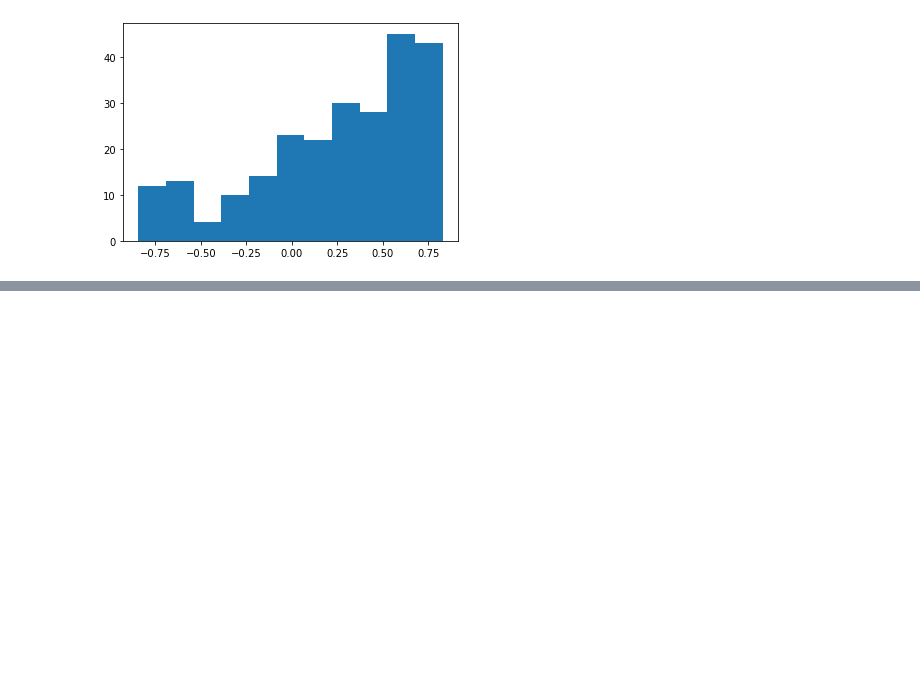
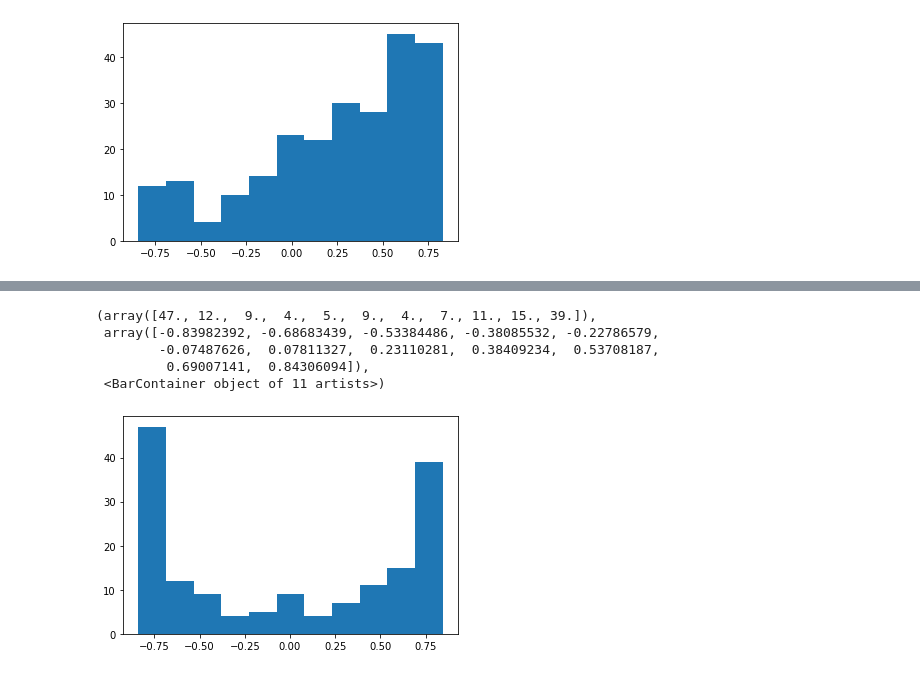
Before and after one commit to rafaelimai/ibmdscapstone, a Jupyter notebook: Capstone Work.ipynb, the cells around one changed output, grey strips where cells are left out. Drawn from its saved outputs; the diff is of its cells as text; code cells hidden in the pictures; blank space fills up the shorter version.

Commit message:
Mandando primeiros gráficos dos fundos

```diff
--- a/Capstone Work.ipynb
+++ b/Capstone Work.ipynb
@@ -140,0 +146,3 @@ plt.hist(insightsIhfa[[1]], bins=11)
+# %%
+fixedIncomeFundFilterLayer = secondFundFilterLayer[secondFundFilterLayer["DENOM_SOCIAL"].str.contains("RENDA FIXA")]
+fixedIncomeFundFilterLayer[['CNPJ_FUNDO','DENOM_SOCIAL']]
@@ -140,0 +163,11 @@ plt.hist(insightsIhfa[[1]], bins=11)
+# %%
+insightsFixedIncome = pd.DataFrame()
+fixedIncomeHistoricSeries=historicSeries[historicSeries["CNPJ_FUNDO"].isin(fixedIncomeFundFilterLayer["CNPJ_FUNDO"])]
+fixedIncomeHistoricSeries=fixedIncomeHistoricSeries.rename(columns={'CNPJ_FUNDO':'CNPJ',"DT_COMPTC":"DATE"})
+
+for cnpj in fixedIncomeFundFilterLayer['CNPJ_FUNDO']:
+    historicFundTemp = fixedIncomeHistoricSeries[fixedIncomeHistoricSeries['CNPJ']==cnpj]
+    historicFundTemp.set_index("DATE", inplace = True)
+    historicFundTemp = historicFundTemp.join(ibovHistoricClose)
+    historicFundTemp = historicFundTemp.dropna()
+    insightsFixedIncome = insightsFixedIncome.append([[cnpj,historicFundTemp[["NR_COTST","CLOSE"]].corr().iloc[1,0]]])
@@ -140,0 +183,3 @@ plt.hist(insightsIhfa[[1]], bins=11)
+# %%
+interbankRateFundFilterLayer = secondFundFilterLayer[secondFundFilterLayer["DENOM_SOCIAL"].str.contains("REFERENCIADO DI")]
+interbankRateFundFilterLayer[['CNPJ_FUNDO','DENOM_SOCIAL']]
@@ -140,0 +200,20 @@ plt.hist(insightsIhfa[[1]], bins=11)
+# %%
+insightsInterbankRate = pd.DataFrame()
+interbankHistoricSeries=historicSeries[historicSeries["CNPJ_FUNDO"].isin(interbankRateFundFilterLayer["CNPJ_FUNDO"])]
+interbankHistoricSeries=interbankHistoricSeries.rename(columns={'CNPJ_FUNDO':'CNPJ',"DT_COMPTC":"DATE"})
+
+for cnpj in interbankRateFundFilterLayer['CNPJ_FUNDO']:
+    historicFundTemp = interbankHistoricSeries[interbankHistoricSeries['CNPJ']==cnpj]
+    historicFundTemp.set_index("DATE", inplace = True)
+    historicFundTemp = historicFundTemp.join(ibovHistoricClose)
+    historicFundTemp = historicFundTemp.dropna()
+    insightsInterbankRate = insightsInterbankRate.append([[cnpj,historicFundTemp[["NR_COTST","CLOSE"]].corr().iloc[1,0]]])
+# %%
+plt.hist(insightsInterbankRate[[1]], bins=11)
+# %% [output]
+(array([47., 12.,  9.,  4.,  5.,  9.,  4.,  7., 11., 15., 39.]),
+ array([-0.83982392, -0.68683439, -0.53384486, -0.38085532, -0.22786579,
+        -0.07487626,  0.07811327,  0.23110281,  0.38409234,  0.53708187,
+         0.69007141,  0.84306094]),
+ <BarContainer object of 11 artists>)
+[figure, added]
```
Also changed, not shown: parts of 9 cells of this notebook.
